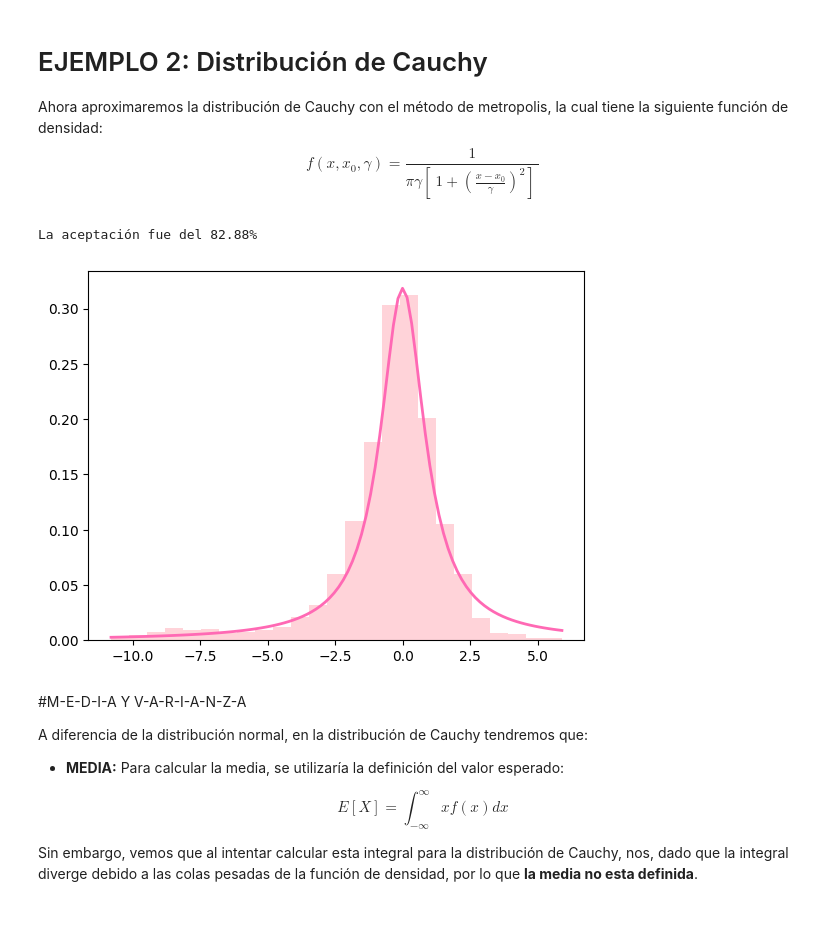
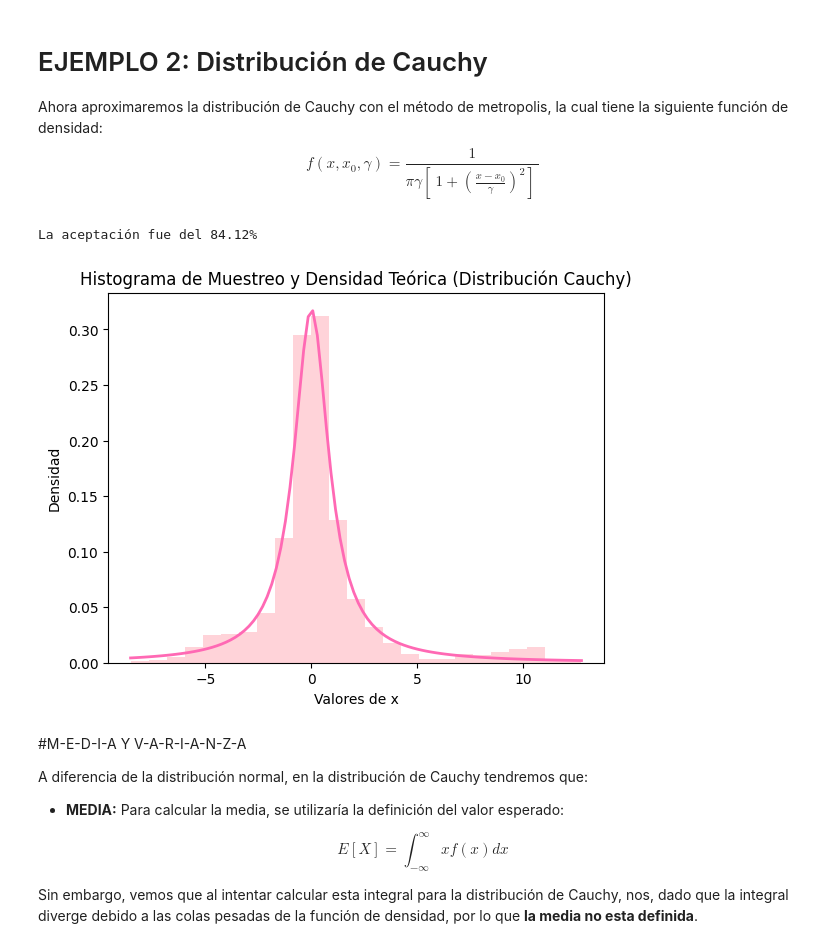
Before and after one commit to MaricelaMH/SIMULACION-II, a Jupyter notebook: Metropolis_Hastings_1D.ipynb, the cells around one changed output. Cells and saved outputs as stored; diff of their text form; code cells hidden in the pictures; blank space fills up the shorter version.

```diff
--- a/Metropolis_Hastings_1D.ipynb
+++ b/Metropolis_Hastings_1D.ipynb
@@ -133,16 +133,18 @@ for i in range(0, n2-1):
 # %%
 # Imprimimos la tasa de aceptación
 print(f"La aceptación fue del {((acept2 / n2) * 100):.2f}%")
 
 # Graficamos el histograma y función de densidad
 plt.hist(x2, density=True, alpha=0.6,bins=25, color='#FFB6C1')  # Histograma de los valores generados
 xs2 = np.linspace(min(x2), max(x2), 100)  # Rango para graficar la densidad teórica
 plt.plot(xs2, Cauchy(xs2, x02, gamma), color="#FF69B4", linewidth=2)  # Gráfico de la función de densidad
-
+plt.xlabel('Valores de x')
+plt.ylabel('Densidad')
+plt.title('Histograma de Muestreo y Densidad Teórica (Distribución Cauchy)')
 plt.show()
 # %% [output]
-La aceptación fue del 82.88%
+La aceptación fue del 84.12%
-[figure, old version]
+[figure, new version]
 # %% [markdown]
 #M-E-D-I-A    Y  V-A-R-I-A-N-Z-A
 
```
Also changed, not shown: parts of 8 cells of this notebook.
